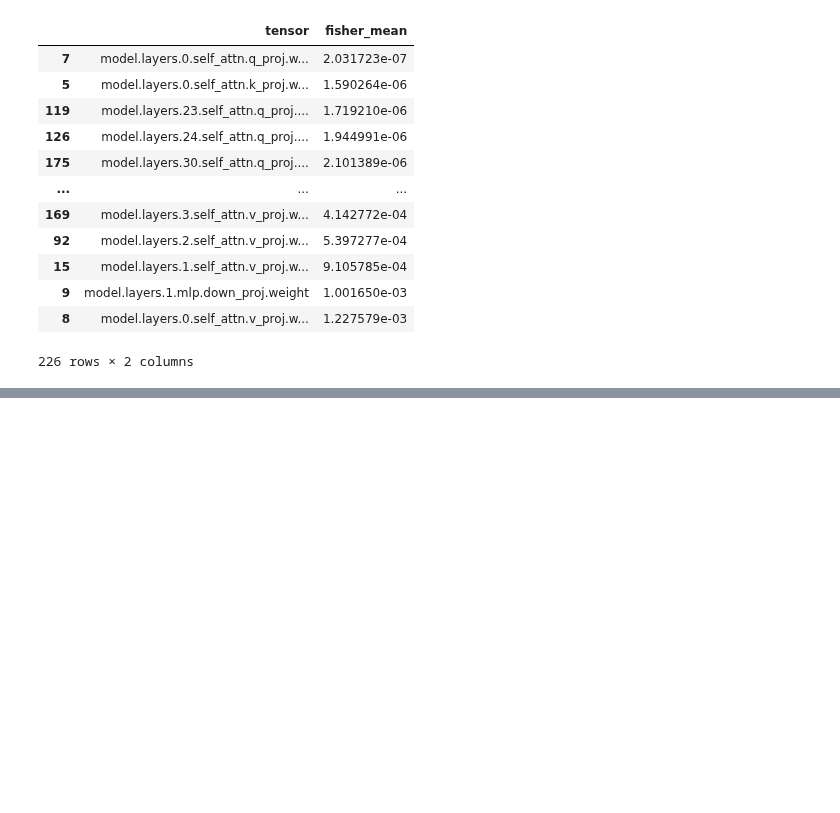
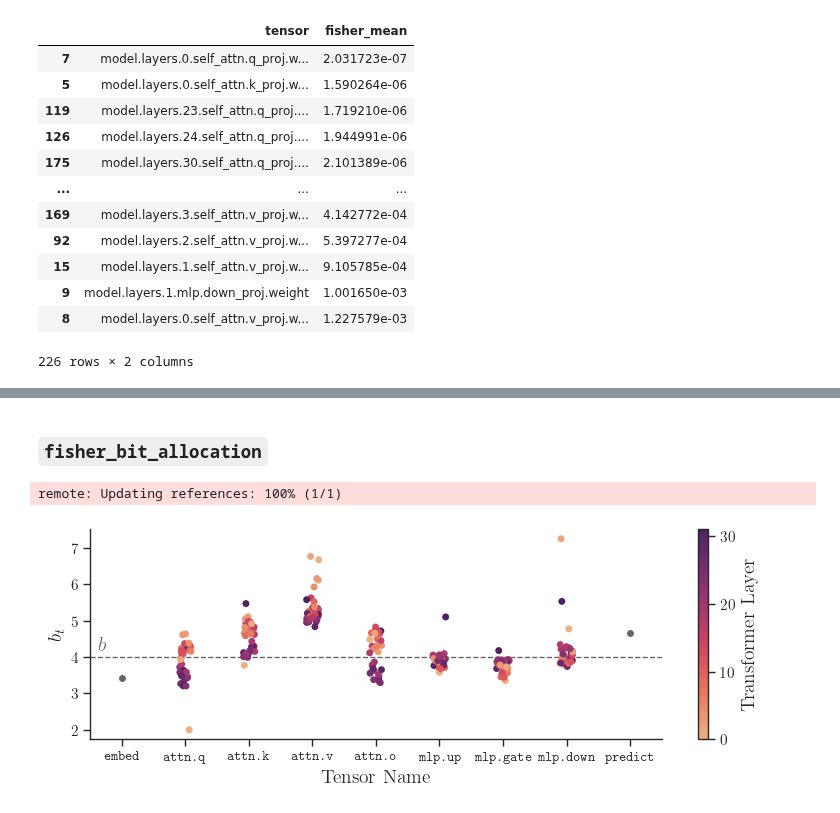
Before and after one commit to graphcore-research/llama-mobile-vlm, a Jupyter notebook: 20250127-FormatsCascade/AnalysisModelFormats.ipynb, the cells around one changed output, grey strips where cells are left out. Drawn from its saved outputs; the diff is of its cells as text; code cells hidden in the pictures; blank space fills up the shorter version.

```diff
--- a/20250127-FormatsCascade/AnalysisModelFormats.ipynb
+++ b/20250127-FormatsCascade/AnalysisModelFormats.ipynb
@@ -168,0 +255,43 @@ del fisher  # memory!
+# %% [markdown]
+### `fisher_bit_allocation`
+# %%
+model = "meta-llama/Llama-3.1-8B"
+average_bits_target = 4
+
+fisher_sum = E.fisher.fetch_fisher_sum(model, experiment_name="20250423-fisher")
+weight_stats = E.weight_stats.fetch_weight_stats(model, experiment_name="20250423-weight-stats")
+nelement = {k: math.prod(v.shape) for k, v in weight_stats.items()}
+
+bit_delta = {k: math.log2(weight_stats[k].rm2) + 0.5 * math.log2(fisher_sum[k] / nelement[k]) for k in fisher_sum}
+bit_offset = average_bits_target - sum(bit_delta[k] * nelement[k] for k in fisher_sum) / sum(nelement.values())
+bits = {k: max(2, bit_offset + bit_delta[k]) for k in fisher_sum}
+average_bits = sum(bits[k] * nelement[k] for k in bits) / sum(nelement.values())
+
+df = pd.DataFrame.from_records(dict(parameter=k, bits=b) for k, b in bits.items())
+df["type"] = df.parameter.apply(lambda s: s.split(".")[-2])
+df["layer"] = df.parameter.apply(lambda s: int(re.search(r"(\d+)", s).group()) if re.search(r"(\d+)", s) else None)
+# %%
+types = dict(embed_tokens="embed", q_proj="attn.q", k_proj="attn.k", v_proj="attn.v", o_proj="attn.o",
+             up_proj="mlp.up", gate_proj="mlp.gate", down_proj="mlp.down", lm_head="predict")
+
+_, ax = plt.subplots()
+sns.stripplot(data=df, y="bits", x="type", order=types, hue="layer", palette=plot_utils.SEQ_PALETTE, ax=ax)
+sns.stripplot(data=df[df.layer.isna()], y="bits", x="type", order=types, ax=ax, color="#666")
+ax.axhline(average_bits, color="#666", lw=1, ls="--")
+ax.annotate("$b$", [0, average_bits], (-17, 5), textcoords="offset points", color="#666")
+
+ax.set_xticks(range(len(types)))
+ax.set_xticklabels([f"\\texttt{{{types[label.get_text()]}}}" for label in ax.get_xticklabels()], fontsize=10)
+ax.set_xlabel("Tensor Name")
+ax.set_ylabel(r"$b_t$")
+
+ax.legend_.remove()
+sm = matplotlib.cm.ScalarMappable(norm=matplotlib.colors.Normalize(0, df.layer.max()), cmap=plot_utils.SEQ_PALETTE)
+cbar = plt.colorbar(sm, ax=ax)
+cbar.set_label("Transformer Layer")
+
+plot_utils.tidy(ax.figure)
+plot_utils.save("fisher_bit_allocation")
+# %% [output]
+remote: Updating references: 100% (1/1)
+[figure, added]
```
Also changed, not shown: parts of 7 cells of this notebook, 4 other files.
